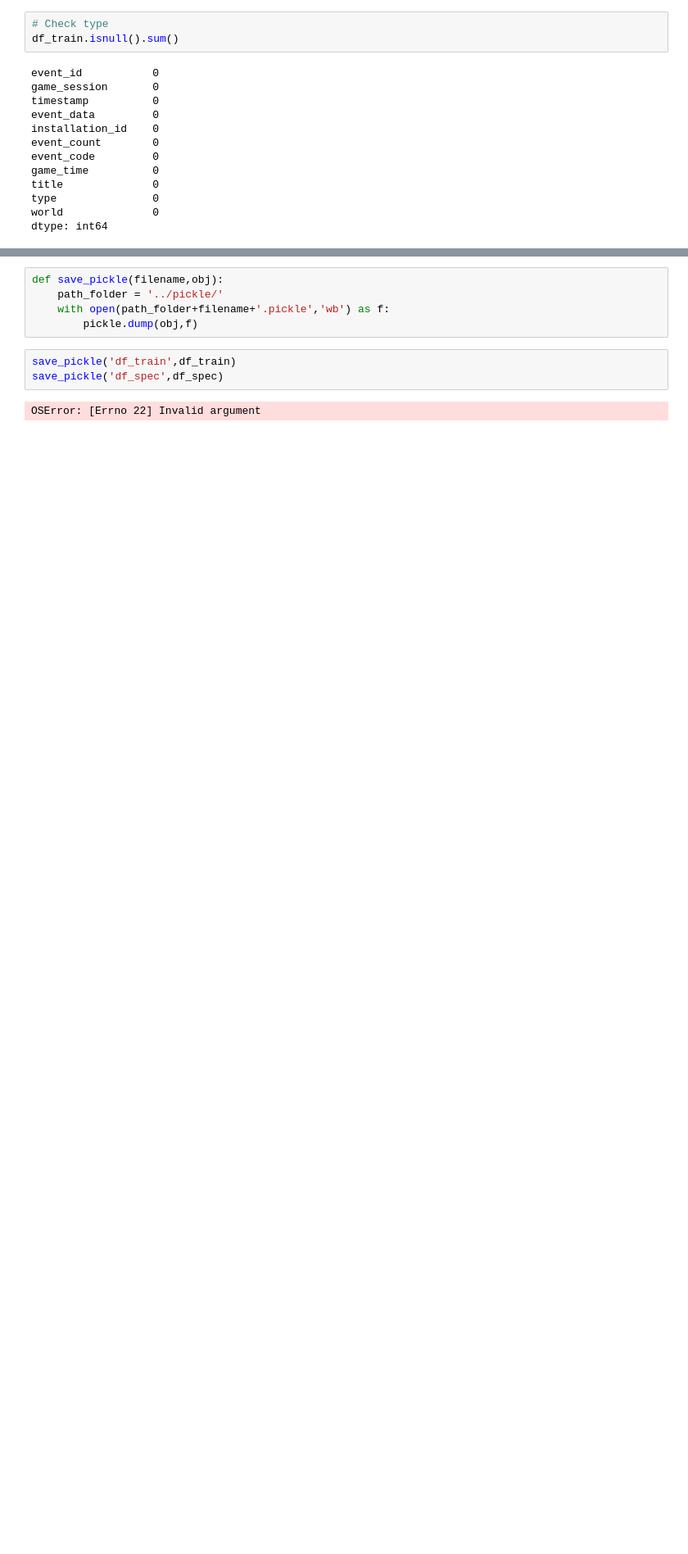
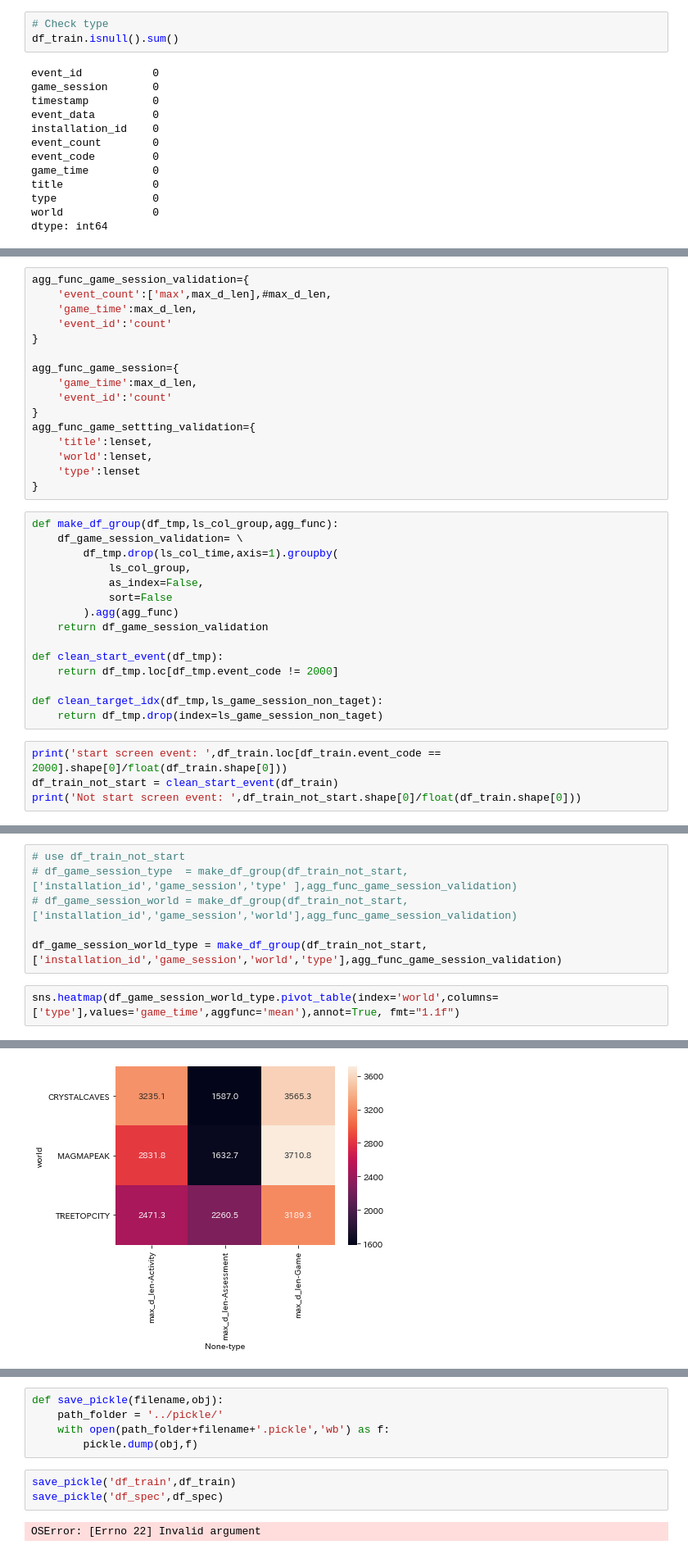
Before and after one commit to tanico-rikudo/TackleKaggle, a Jupyter notebook: PbsKids/analysis/PbsKidsAnalysis.ipynb, the cells around one changed output, grey strips where cells are left out. Shown: that part at 82% size. Cells and saved outputs as stored; diff of their text form; blank space fills up the shorter version.

```diff
--- a/PbsKids/analysis/PbsKidsAnalysis.ipynb
+++ b/PbsKids/analysis/PbsKidsAnalysis.ipynb
@@ -338,0 +410,35 @@ Name: world, dtype: int64
+# %%
+agg_func_game_session_validation={
+    'event_count':['max',max_d_len],#max_d_len,
+    'game_time':max_d_len,
+    'event_id':'count'
+}
+
+agg_func_game_session={
+    'game_time':max_d_len,
+    'event_id':'count'
+}
+agg_func_game_settting_validation={
+    'title':lenset,
+    'world':lenset,
+    'type':lenset
+}
+# %%
+def make_df_group(df_tmp,ls_col_group,agg_func):
+    df_game_session_validation= \
+        df_tmp.drop(ls_col_time,axis=1).groupby(
+            ls_col_group,
+            as_index=False,
+            sort=False
+        ).agg(agg_func)
+    return df_game_session_validation
+
+def clean_start_event(df_tmp):
+    return df_tmp.loc[df_tmp.event_code != 2000]
+
+def clean_target_idx(df_tmp,ls_game_session_non_taget):
+    return df_tmp.drop(index=ls_game_session_non_taget)
+# %%
+print('start screen event: ',df_train.loc[df_train.event_code == 2000].shape[0]/float(df_train.shape[0]))
+df_train_not_start = clean_start_event(df_train)
+print('Not start screen event: ',df_train_not_start.shape[0]/float(df_train.shape[0]))
@@ -338,0 +477,9 @@ Name: world, dtype: int64
+# %%
+# use df_train_not_start
+# df_game_session_type  = make_df_group(df_train_not_start,['installation_id','game_session','type' ],agg_func_game_session_validation)
+# df_game_session_world = make_df_group(df_train_not_start,['installation_id','game_session','world'],agg_func_game_session_validation)
+
+df_game_session_world_type = make_df_group(df_train_not_start,['installation_id','game_session','world','type'],agg_func_game_session_validation)
+# %%
+sns.heatmap(df_game_session_world_type.pivot_table(index='world',columns=['type'],values='game_time',aggfunc='mean'),annot=True, fmt="1.1f")
+# %% [output]
@@ -338,0 +487 @@ Name: world, dtype: int64
+[figure, added]
```
Also changed, not shown: parts of 56 cells of this notebook, 1 other file.
